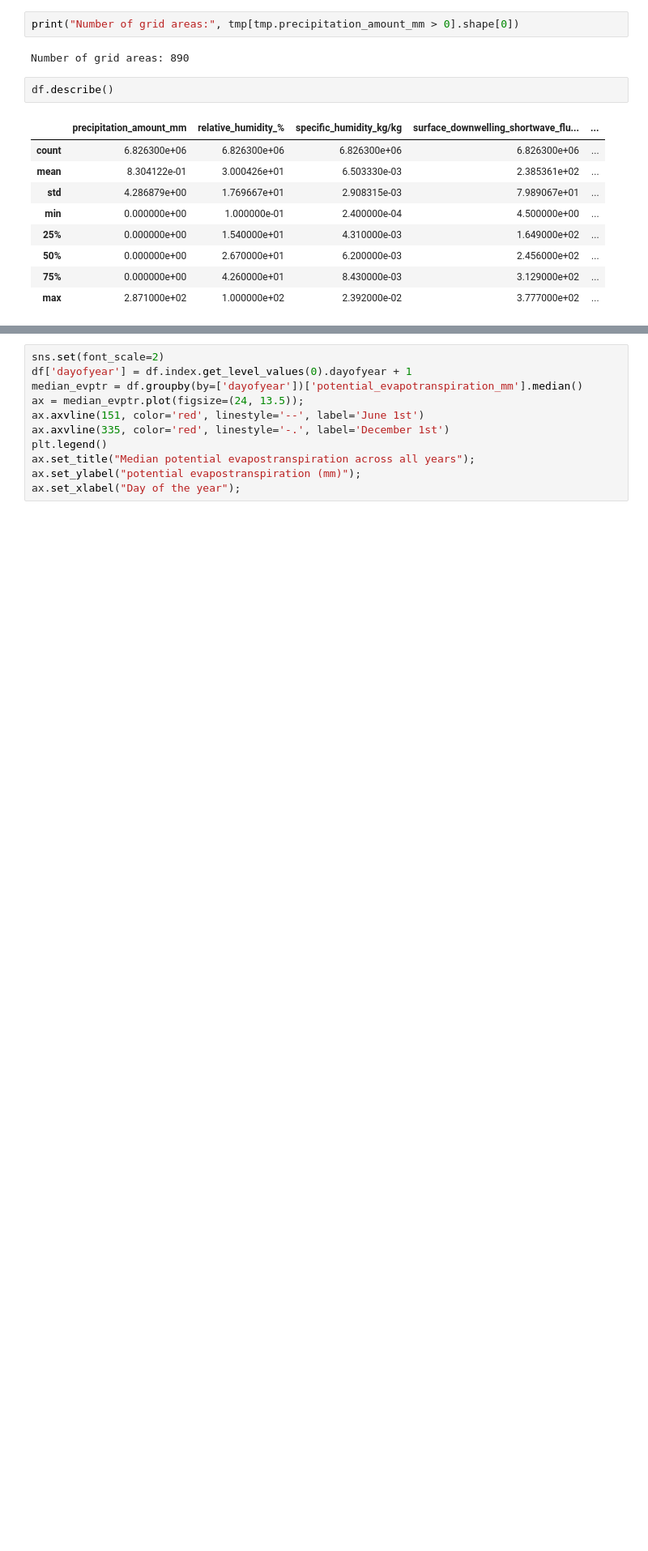
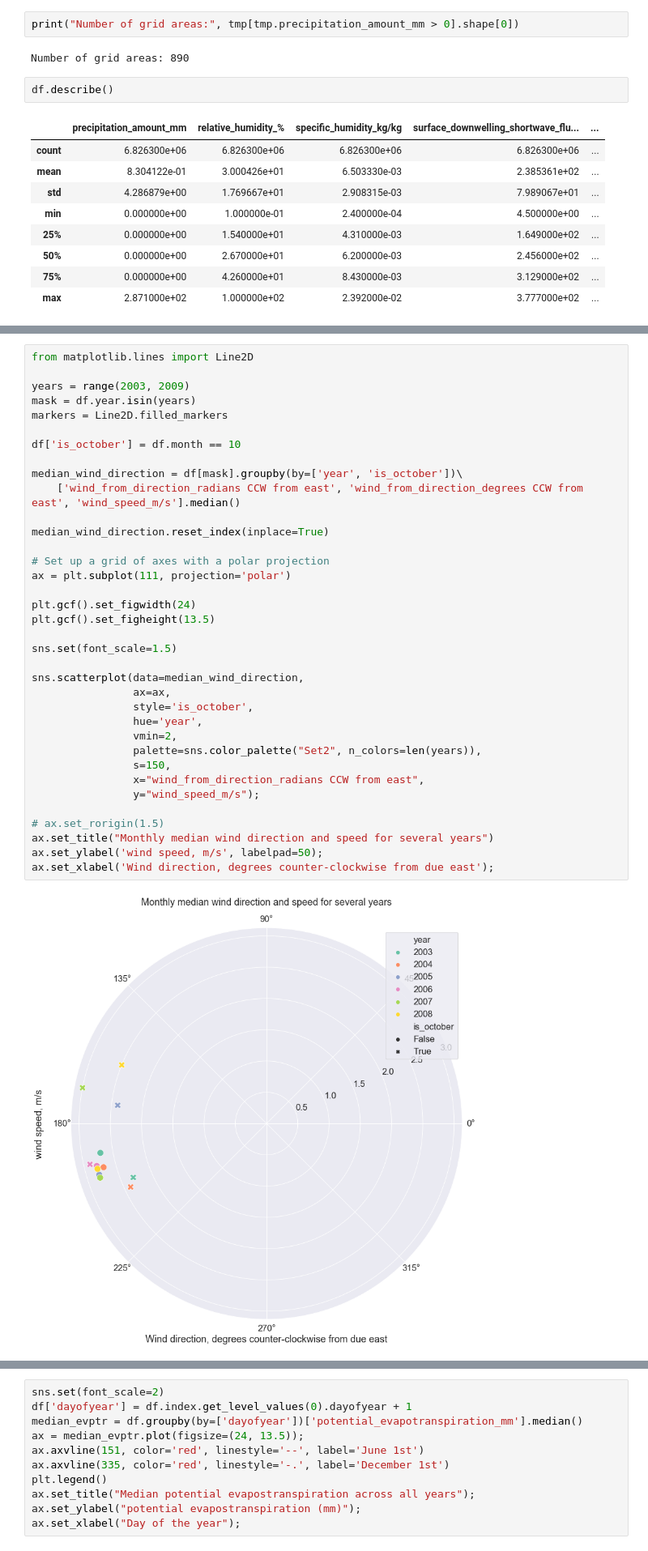
Before and after one commit to MCGallaspy/mas_dse_capstone, a Jupyter notebook: data/gridMet/3. gridMET EDA.ipynb, the cells around one changed output, grey strips where cells are left out. Shown at 81% size. Cells and saved outputs as stored; diff of their text form; blank space fills up the shorter version.

```diff
--- a/data/gridMet/3. gridMET EDA.ipynb
+++ b/data/gridMet/3. gridMET EDA.ipynb
@@ -205,0 +201,38 @@ ax.set_xlabel('Wind direction, degrees counter-clockwise from due east');
+# %%
+from matplotlib.lines import Line2D
+
+years = range(2003, 2009)
+mask = df.year.isin(years)
+markers = Line2D.filled_markers
+
+df['is_october'] = df.month == 10
+
+median_wind_direction = df[mask].groupby(by=['year', 'is_october'])\
+    ['wind_from_direction_radians CCW from east', 'wind_from_direction_degrees CCW from east', 'wind_speed_m/s'].median()
+
+median_wind_direction.reset_index(inplace=True)
+
+# Set up a grid of axes with a polar projection
+ax = plt.subplot(111, projection='polar')
+
+plt.gcf().set_figwidth(24)
+plt.gcf().set_figheight(13.5)
+
+sns.set(font_scale=1.5)
+
+sns.scatterplot(data=median_wind_direction,
+                ax=ax,
+                style='is_october',
+                hue='year',
+                vmin=2,
+                palette=sns.color_palette("Set2", n_colors=len(years)),
+                s=150,
+                x="wind_from_direction_radians CCW from east",
+                y="wind_speed_m/s");
+
+# ax.set_rorigin(1.5)
+ax.set_title("Monthly median wind direction and speed for several years")
+ax.set_ylabel('wind speed, m/s', labelpad=50);
+ax.set_xlabel('Wind direction, degrees counter-clockwise from due east');
+# %% [output]
+[figure, added]
```
Also changed, not shown: parts of 7 cells of this notebook.
